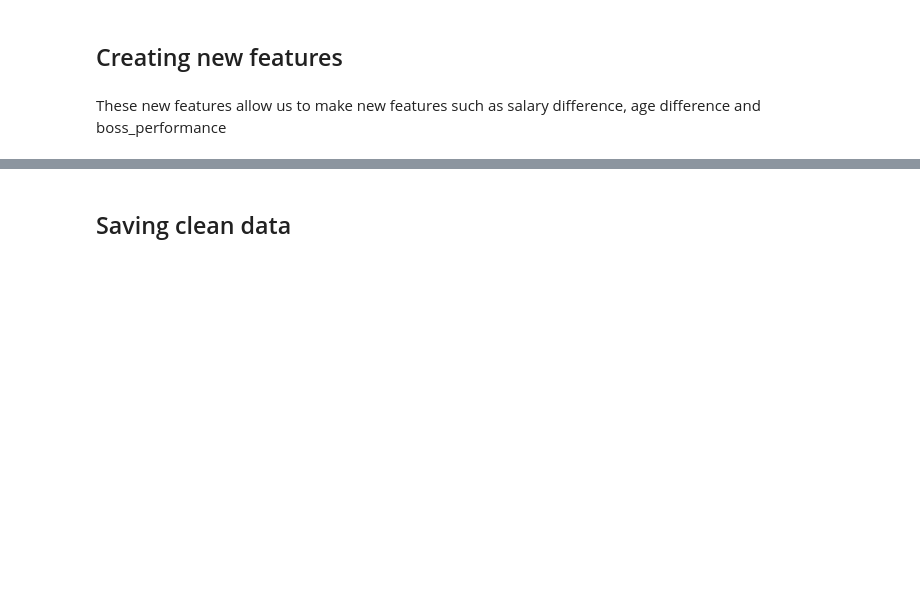
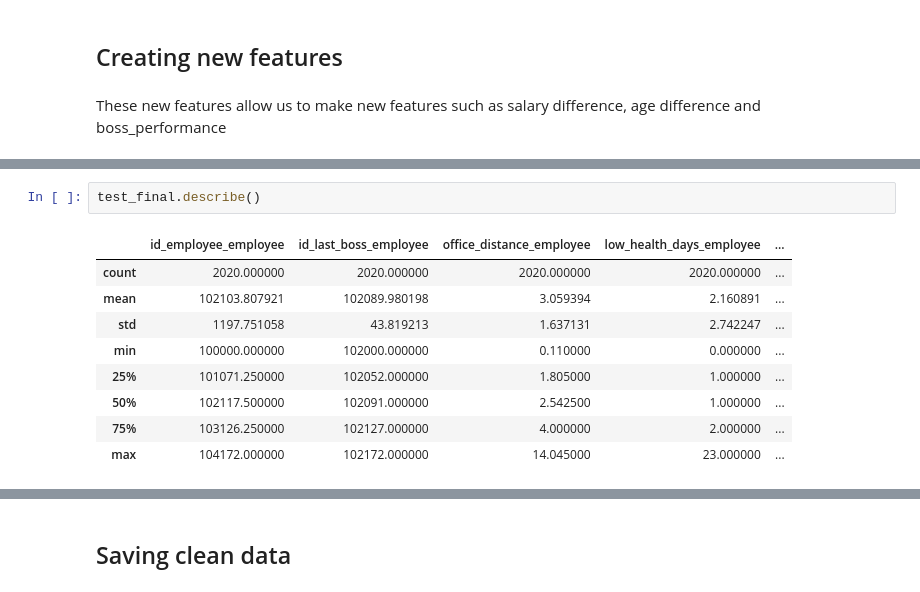
Before and after one commit to Wiferpagri/High-Performance-Employee-Resign-Prediction, a Jupyter notebook: notebooks/1.0-wfp-etl-process.ipynb, the cells around one changed output, grey strips where cells are left out. Cells and saved outputs as stored; diff of their text form; blank space fills up the shorter version.

```diff
--- a/notebooks/1.0-wfp-etl-process.ipynb
+++ b/notebooks/1.0-wfp-etl-process.ipynb
@@ -728,0 +774,12 @@ memory usage: 363.0+ KB
+# %%
+test_final.describe()
+# %% [output]
+|  | id_employee_employee | id_last_boss_employee | office_distance_employee | low_health_days_employee | ... |
+| count | 2020.000000 | 2020.000000 | 2020.000000 | 2020.000000 | ... |
+| mean | 102103.807921 | 102089.980198 | 3.059394 | 2.160891 | ... |
+| std | 1197.751058 | 43.819213 | 1.637131 | 2.742247 | ... |
+| min | 100000.000000 | 102000.000000 | 0.110000 | 0.000000 | ... |
+| 25% | 101071.250000 | 102052.000000 | 1.805000 | 1.000000 | ... |
+| 50% | 102117.500000 | 102091.000000 | 2.542500 | 1.000000 | ... |
+| 75% | 103126.250000 | 102127.000000 | 4.000000 | 2.000000 | ... |
+| max | 104172.000000 | 102172.000000 | 14.045000 | 23.000000 | ... |
```
Also changed, not shown: parts of 16 cells of this notebook, 2 other files.
